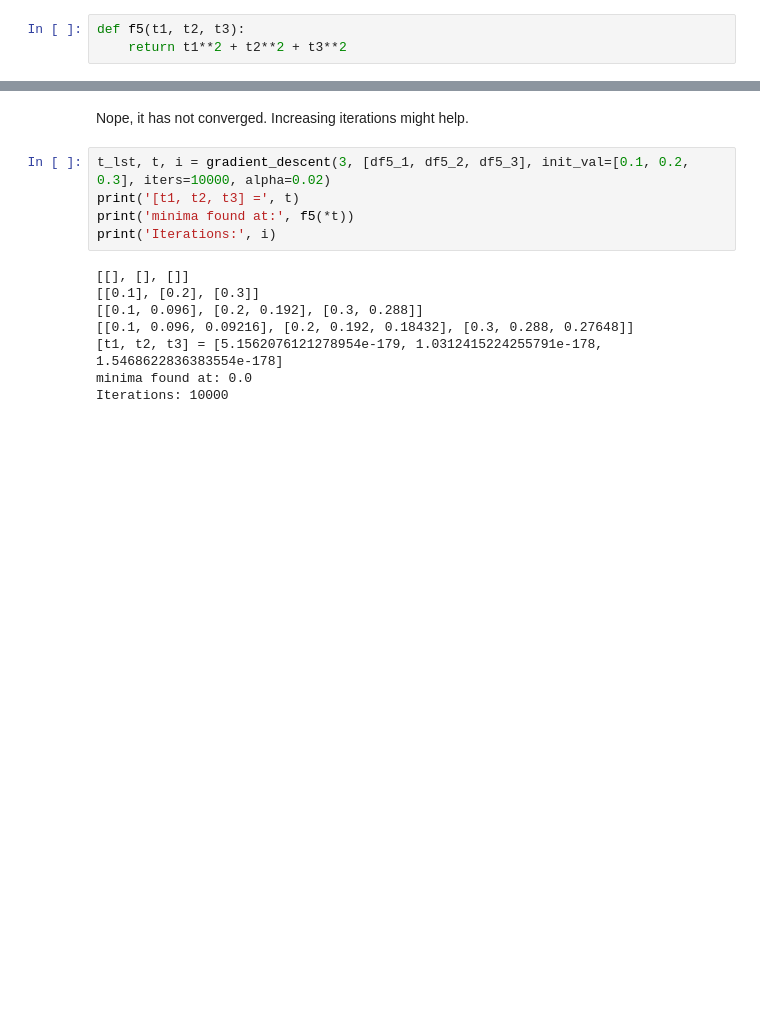
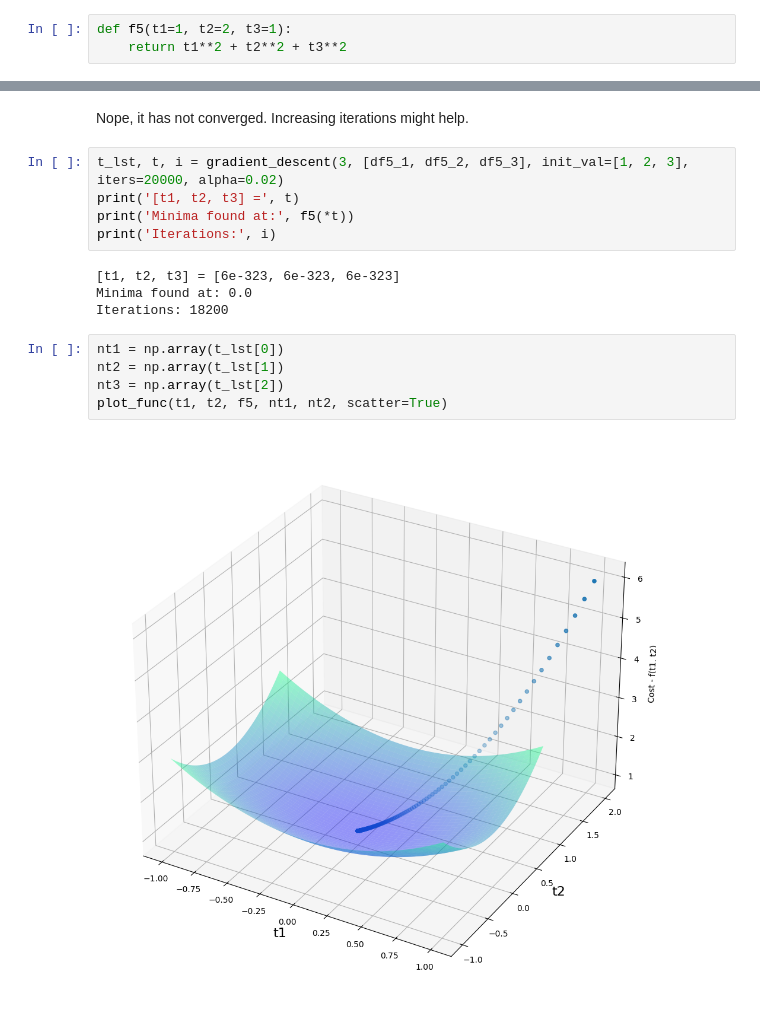
Before and after one commit to Sulphite05/MachineLearning, a Jupyter notebook: PracticeProblemSets/gradient_descent.ipynb, the cells around one changed output, grey strips where cells are left out. Cells and saved outputs as stored; diff of their text form; blank space fills up the shorter version.

```diff
--- a/PracticeProblemSets/gradient_descent.ipynb
+++ b/PracticeProblemSets/gradient_descent.ipynb
@@ -307,7 +293,7 @@ Consider the following function having three parameters:
 # %% [markdown]
 ### a. Implement the function and its three partial derivatives w.r.t. to t1, t2 and t3 in Python.
 # %%
-def f5(t1, t2, t3):
+def f5(t1=1, t2=2, t3=1):
     return t1**2 + t2**2 + t3**2
 # %%
 def df5_1(t1, t2, t3):
@@ -346,15 +328,18 @@ Iterations: 5000
 # %% [markdown]
 Nope, it has not converged. Increasing iterations might help.
 # %%
-t_lst, t, i = gradient_descent(3, [df5_1, df5_2, df5_3], init_val=[0.1, 0.2, 0.3], iters=10000, alpha=0.02)
+t_lst, t, i = gradient_descent(3, [df5_1, df5_2, df5_3], init_val=[1, 2, 3], iters=20000, alpha=0.02)
 print('[t1, t2, t3] =', t)
-print('minima found at:', f5(*t))
+print('Minima found at:', f5(*t))
 print('Iterations:', i)
 # %% [output]
-[[], [], []]
-[[0.1], [0.2], [0.3]]
-[[0.1, 0.096], [0.2, 0.192], [0.3, 0.288]]
-[[0.1, 0.096, 0.09216], [0.2, 0.192, 0.18432], [0.3, 0.288, 0.27648]]
-[t1, t2, t3] = [5.1562076121278954e-179, 1.0312415224255791e-178, 1.5468622836383554e-178]
-minima found at: 0.0
-Iterations: 10000
+[t1, t2, t3] = [6e-323, 6e-323, 6e-323]
+Minima found at: 0.0
+Iterations: 18200
+# %%
+nt1 = np.array(t_lst[0])
+nt2 = np.array(t_lst[1])
+nt3 = np.array(t_lst[2])
+plot_func(t1, t2, f5, nt1, nt2, scatter=True)
+# %% [output]
+[figure, added]
```
Also changed, not shown: parts of 14 cells of this notebook.
